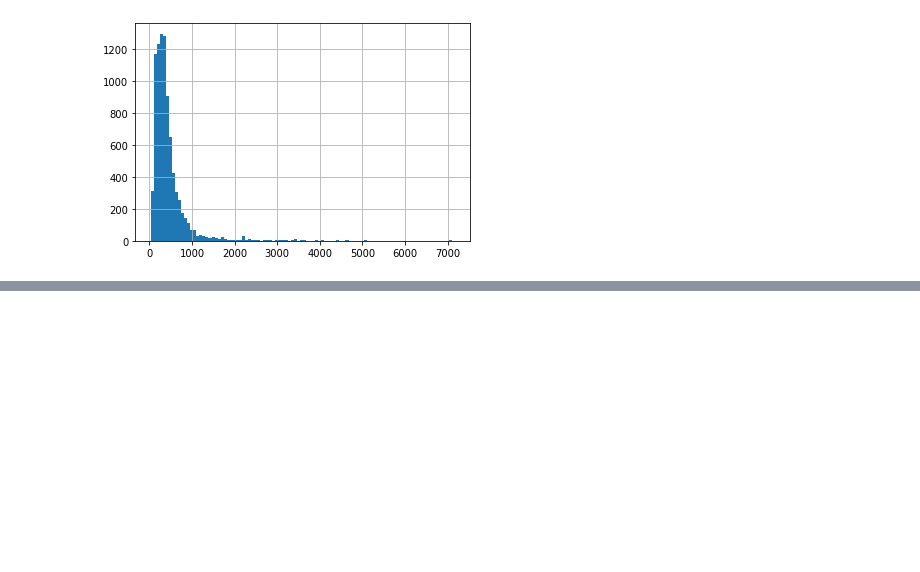
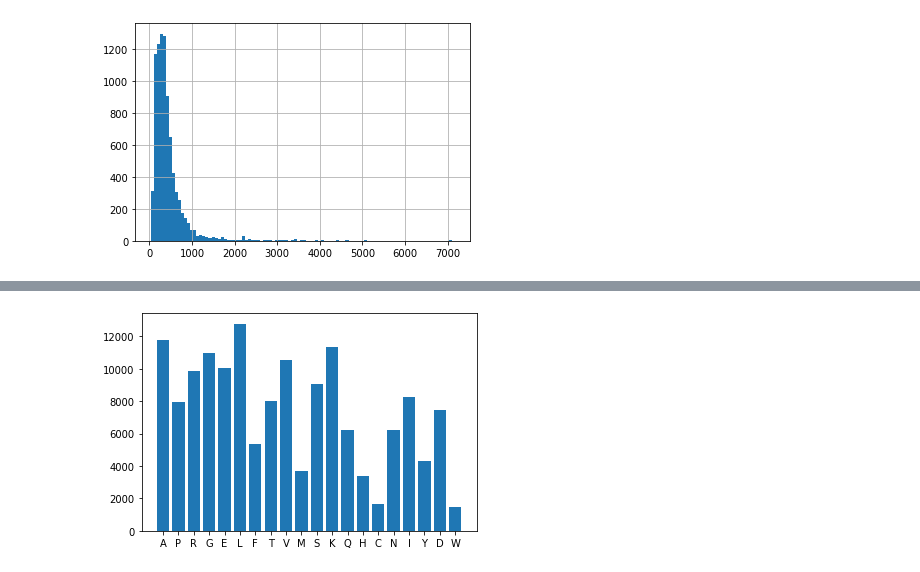
Before and after one commit to peake-s/data_science_final, a Jupyter notebook: exploration/exploratory_nb.ipynb, the cells around one changed output, grey strips where cells are left out. Cells and saved outputs as stored; diff of their text form; code cells hidden in the pictures; blank space fills up the shorter version.

```diff
--- a/exploration/exploratory_nb.ipynb
+++ b/exploration/exploratory_nb.ipynb
@@ -80,0 +104,7 @@ sns.stripplot(x = data['type'], y = data['3_letters'], data = data)
+# %%
+rna_freqs = rna['protein_seq'].apply(Counter)
+rna_freqs = rna_freqs.sum()
+plt.bar(list(rna_freqs.keys()),rna_freqs.values())
+plt.show()
+# %% [output]
+[figure, added]
```
Also changed, not shown: parts of 7 cells of this notebook.
